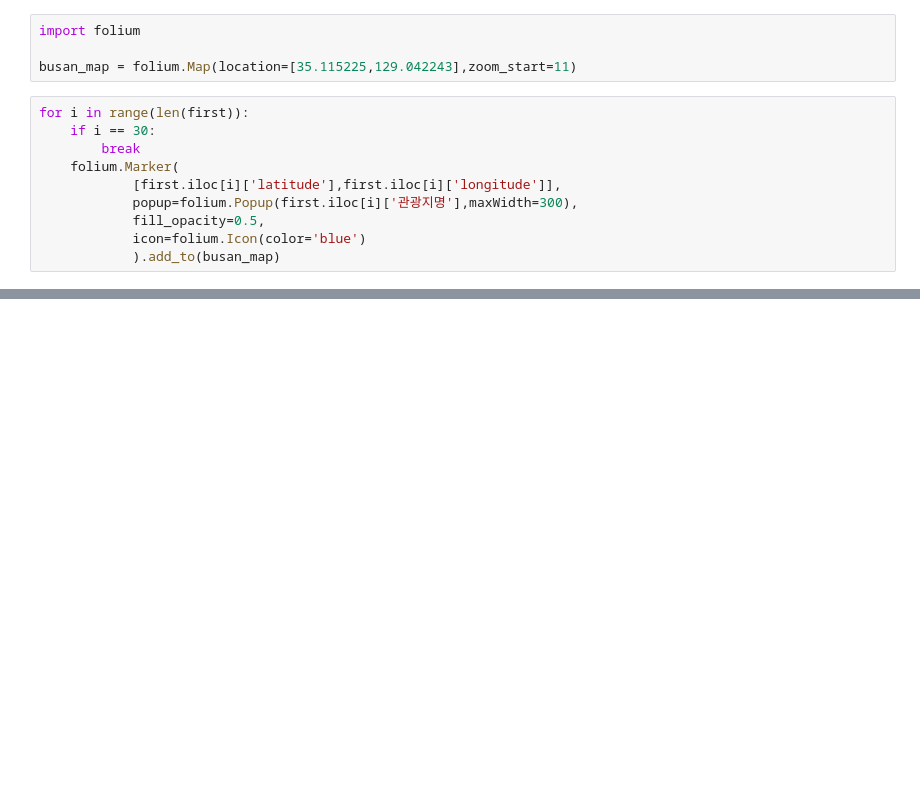
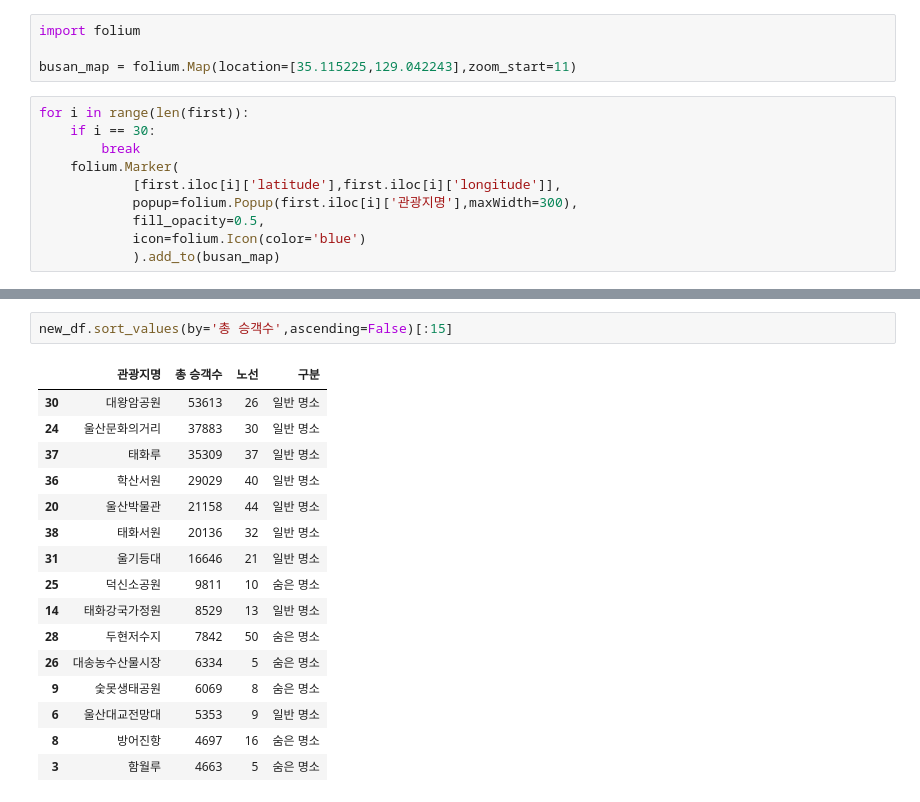
Before and after one commit to GRetriever/Data-Analysis-Project, a Jupyter notebook: Tourist Attractions/울산.ipynb, the cells around one changed output, grey strips where cells are left out. Drawn from its saved outputs; the diff is of its cells as text; blank space fills up the shorter version.

```diff
--- a/Tourist Attractions/울산.ipynb
+++ b/Tourist Attractions/울산.ipynb
@@ -626,0 +721,19 @@ busan_map
+# %%
+new_df.sort_values(by='총 승객수',ascending=False)[:15]
+# %% [output]
+|  | 관광지명 | 총 승객수 | 노선 | 구분 |
+| 30 | 대왕암공원 | 53613 | 26 | 일반 명소 |
+| 24 | 울산문화의거리 | 37883 | 30 | 일반 명소 |
+| 37 | 태화루 | 35309 | 37 | 일반 명소 |
+| 36 | 학산서원 | 29029 | 40 | 일반 명소 |
+| 20 | 울산박물관 | 21158 | 44 | 일반 명소 |
+| 38 | 태화서원 | 20136 | 32 | 일반 명소 |
+| 31 | 울기등대 | 16646 | 21 | 일반 명소 |
+| 25 | 덕신소공원 | 9811 | 10 | 숨은 명소 |
+| 14 | 태화강국가정원 | 8529 | 13 | 일반 명소 |
+| 28 | 두현저수지 | 7842 | 50 | 숨은 명소 |
+| 26 | 대송농수산물시장 | 6334 | 5 | 숨은 명소 |
+| 9 | 숯못생태공원 | 6069 | 8 | 숨은 명소 |
+| 6 | 울산대교전망대 | 5353 | 9 | 일반 명소 |
+| 8 | 방어진항 | 4697 | 16 | 숨은 명소 |
+| 3 | 함월루 | 4663 | 5 | 숨은 명소 |
```
Also changed, not shown: parts of 20 cells of this notebook, 4 other files.
